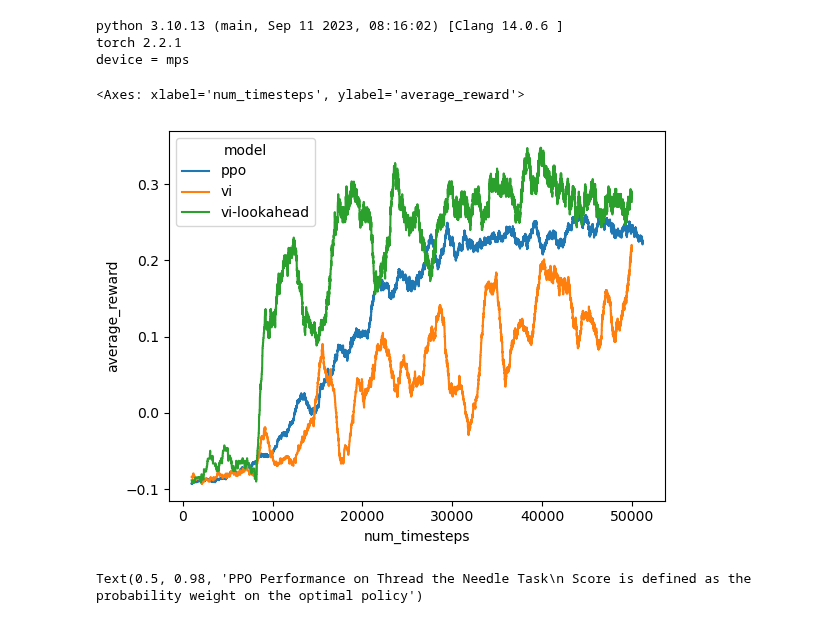
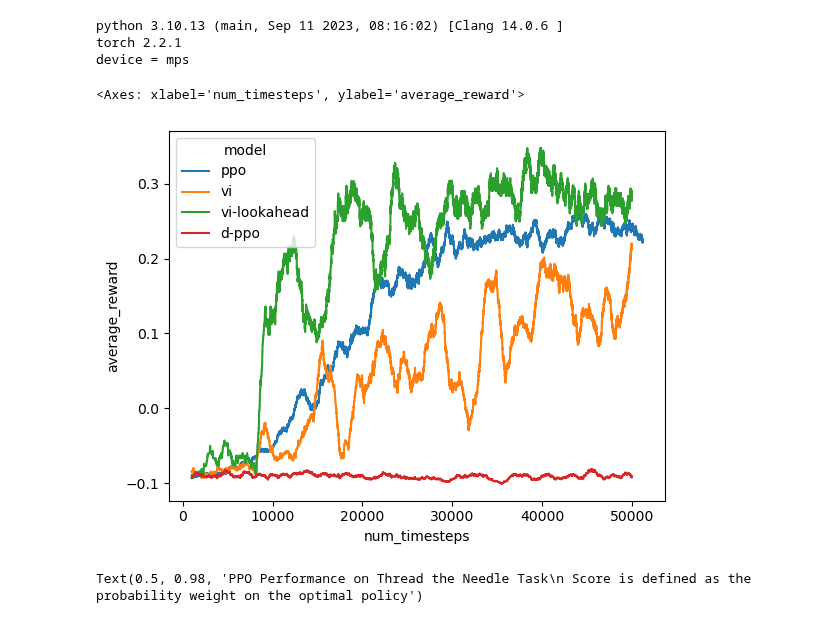
Before and after one commit to nicktfranklin/thread_the_needle, a Jupyter notebook: Thread-the-needle-performance.ipynb, the cells around one changed output. Drawn from its saved outputs; the diff is of its cells as text; code cells hidden in the pictures.

```diff
--- a/Thread-the-needle-performance.ipynb
+++ b/Thread-the-needle-performance.ipynb
@@ -34,36 +34,47 @@ with open('simulations/cnnvae_batched_data.pkl', 'rb') as f:
 
 with open('simulations/lookahead_batched_data_2024-06-09.pkl', 'rb') as f:
     lookahead_batched_data = pickle.load(f)
+
+with open('simulations/discrete_ppo_batched_data_2024-09-05.pkl', 'rb') as f:
+    discrete_ppo_batched_data = pickle.load(f)
 # %%
 metric = 'average_reward'
 metric_fn = lambda x: x.rolling(1000).mean()
 
 reward_df = []
 for ii, data in enumerate(ppo_batch_data):
     _rew = pd.DataFrame(data['rewards'])
     _rew['batch'] = ii
     _rew[metric] = metric_fn(_rew['rewards'])
     _rew['model'] = 'ppo'
     reward_df.append(_rew)
 
 for ii, data in enumerate(cnnvae_batch_data):
     _rew = pd.DataFrame(data['rewards'])
     _rew['batch'] = ii
     _rew[metric] = metric_fn(_rew['rewards'])
     _rew['model'] = 'vi'
     reward_df.append(_rew)
 
 for ii, data in enumerate(lookahead_batched_data):
     _rew = pd.DataFrame(data['rewards'])
     _rew['batch'] = ii
     _rew[metric] = metric_fn(_rew['rewards'])
     _rew['model'] = 'vi-lookahead'
     reward_df.append(_rew)
+
+for ii, data in enumerate(discrete_ppo_batched_data):
+    _rew = pd.DataFrame(data['rewards'])
+    _rew['batch'] = ii
+    _rew[metric] = metric_fn(_rew['rewards'])
+    _rew['model'] = 'd-ppo'
+    reward_df.append(_rew)
+
 reward_df = pd.concat(reward_df)
 sns.lineplot(data=reward_df.dropna(), x='num_timesteps', y=metric, hue='model', errorbar=None)
 # %% [output]
 <Axes: xlabel='num_timesteps', ylabel='average_reward'>
-[figure, old version]
+[figure, new version]
 # %%
 scores = []
 for ii, batch in enumerate(ppo_batch_data):
```
Also changed, not shown: parts of 2 cells of this notebook, 8 other files.
